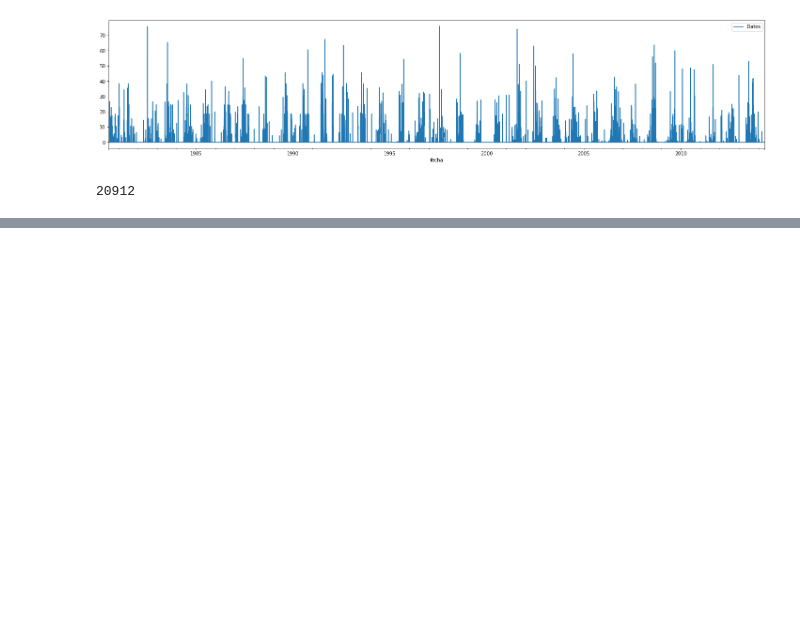
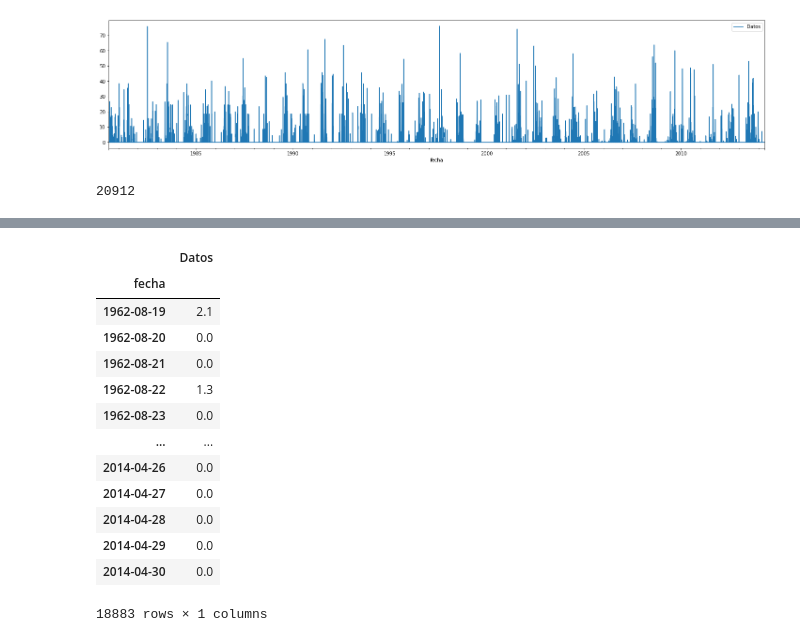
Before and after one commit to Ro-teodoro/clicom, a Jupyter notebook: clicom.ipynb, the cells around one changed output, grey strips where cells are left out. Saved outputs shown, nothing was run; the diff lists cells and outputs as text; code cells hidden in the pictures; blank space fills up the shorter version.

```diff
--- a/clicom.ipynb
+++ b/clicom.ipynb
@@ -211,0 +250,7 @@ len(est)
+# %%
+idx  = est.index.get_loc('1980-06-30')
+print(est.iloc[idx-1,0])
+print(est.iloc[idx,0])
+print(est.iloc[idx+1,0])
+
+print(  (est.iloc[idx-1,0] + est.iloc[idx+1,0])/2)
@@ -211,0 +272,16 @@ len(est)
+# %%
+#relleno de los que solo son un dia con el promedio del dia anterior con el dia posterior
+
+for i in falt.index:
+
+    if falt.loc[i,'no_dias'] == 1:
+        print(i)
+        idx  = est.index.get_loc(falt.loc[i,'inicio'])
+        print(idx)
+        est.iloc[idx,0] = (est.iloc[idx-1,0]+est.iloc[idx+1,0])/2
+        print('+++++++++++++++++++++++')
+        print(est.iloc[idx-1,0])
+        print(est.iloc[idx+1,0])
+        print((est.iloc[idx-1,0]+est.iloc[idx+1,0])/2)
+
+        print('----------------------')
@@ -211,0 +306,3 @@ len(est)
+# %%
+falt2  = periodos_foc(est, 'faltantes')
+comp2 = periodos_foc(est, 'completos')
@@ -211,0 +341,3 @@ len(est)
+# %%
+rango = [comp2[ comp2['no_dias'] == comp2['no_dias'].max()].iloc[0,0],comp2[ comp2['no_dias'] == comp2['no_dias'].max()].iloc[0,1]]
+rango
@@ -211,0 +346,17 @@ len(est)
+# %%
+est.loc[rango[0]:rango[1],]
+# %% [output]
+|  | Datos |
+| fecha |  |
+| 1962-08-19 | 2.1 |
+| 1962-08-20 | 0.0 |
+| 1962-08-21 | 0.0 |
+| 1962-08-22 | 1.3 |
+| 1962-08-23 | 0.0 |
+| ... | ... |
+| 2014-04-26 | 0.0 |
+| 2014-04-27 | 0.0 |
+| 2014-04-28 | 0.0 |
+| 2014-04-29 | 0.0 |
+| 2014-04-30 | 0.0 |
+18883 rows × 1 columns
```
Also changed, not shown: parts of 11 cells of this notebook.
